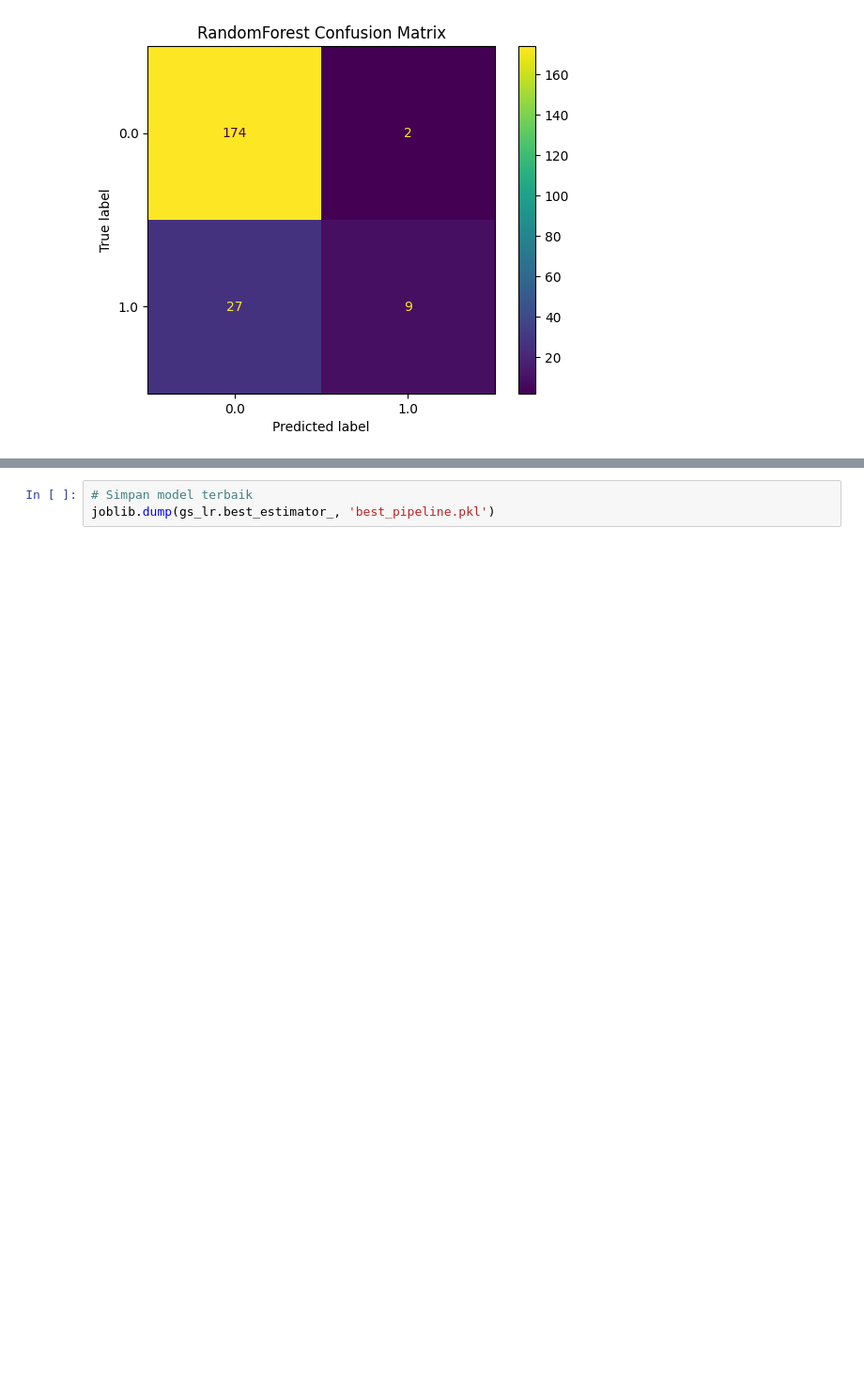
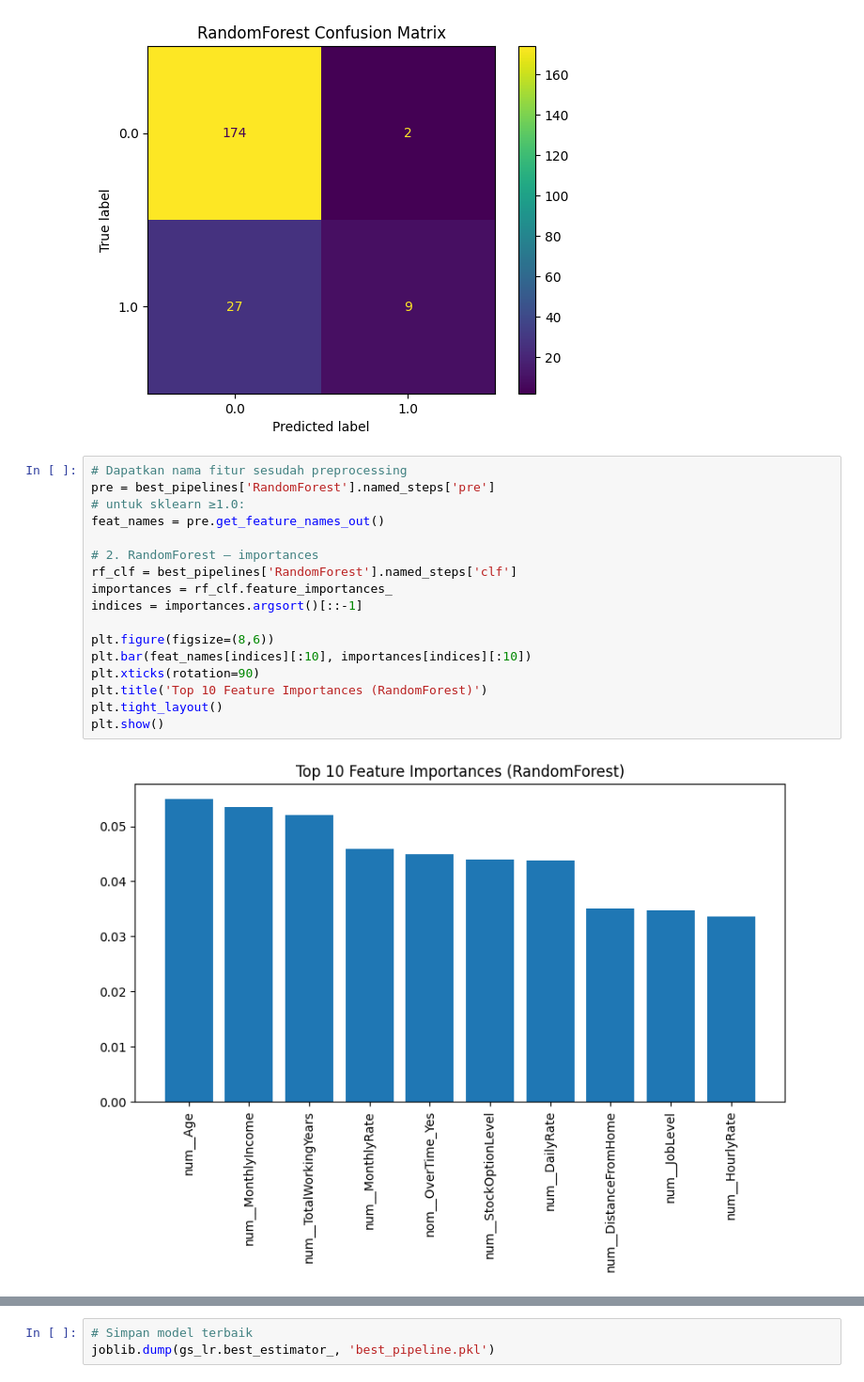
Before and after one commit to adrianramadhan/human-resource-dashboard, a Jupyter notebook: notebook.ipynb, the cells around one changed output, grey strips where cells are left out. Shown at 94% size. Cells and saved outputs as stored; diff of their text form; blank space fills up the shorter version.

```diff
--- a/notebook.ipynb
+++ b/notebook.ipynb
@@ -339,3 +340,22 @@ ROC AUC: 0.7902462121212123
 [figure]
 [figure]
 [figure]
+# %%
+# Dapatkan nama fitur sesudah preprocessing
+pre = best_pipelines['RandomForest'].named_steps['pre']
+# untuk sklearn ≥1.0:
+feat_names = pre.get_feature_names_out()
+
+# 2. RandomForest — importances
+rf_clf = best_pipelines['RandomForest'].named_steps['clf']
+importances = rf_clf.feature_importances_
+indices = importances.argsort()[::-1]
+
+plt.figure(figsize=(8,6))
+plt.bar(feat_names[indices][:10], importances[indices][:10])
+plt.xticks(rotation=90)
+plt.title('Top 10 Feature Importances (RandomForest)')
+plt.tight_layout()
+plt.show()
+# %% [output]
+[figure, added]
```
Also changed, not shown: parts of 4 cells of this notebook, 5 other files.
